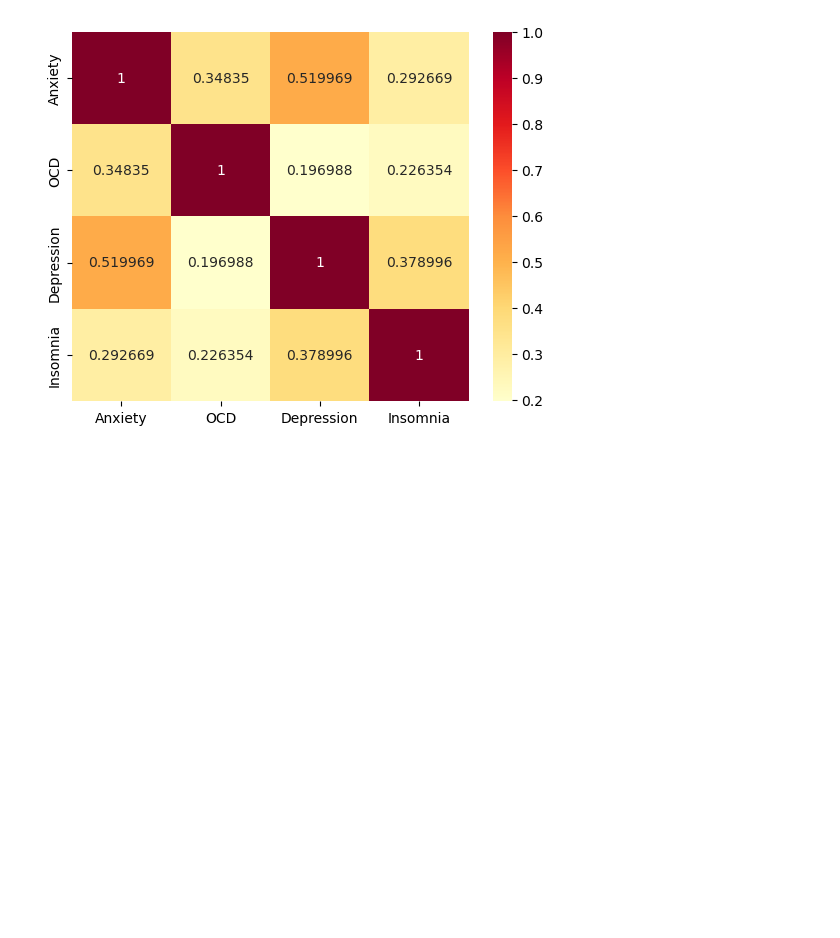
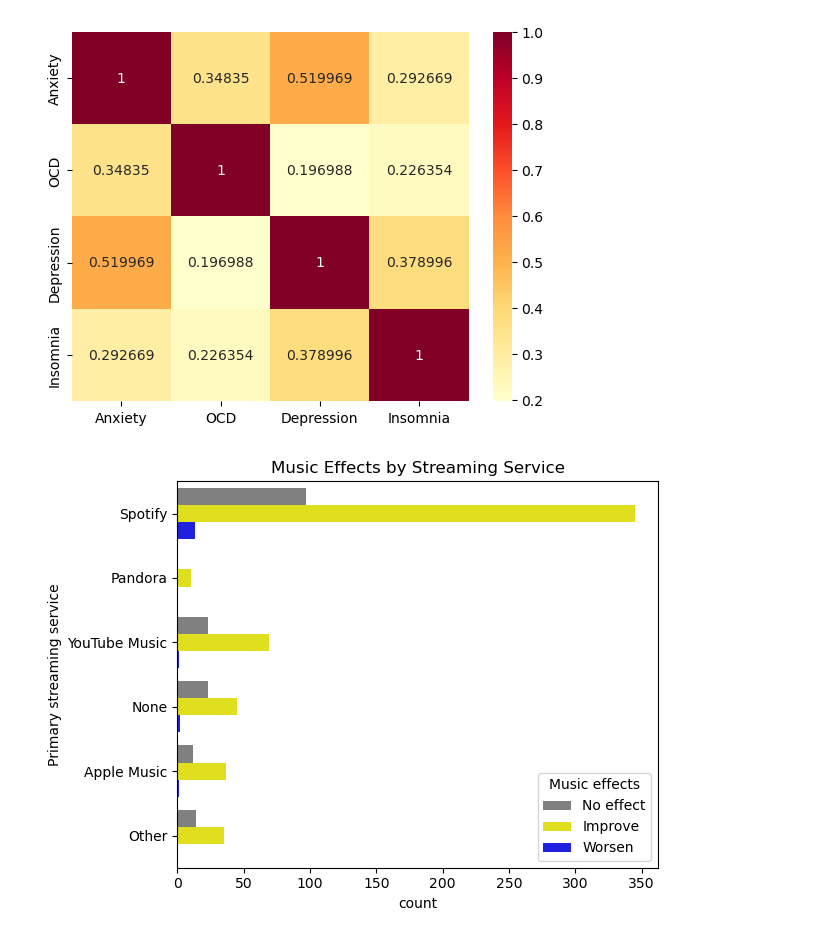
Before and after one commit to gabelsnider/Music-and-Mental-Health-DA, a Jupyter notebook: project/preliminary-notebooks/MxMH1.ipynb, the cells around one changed output. Drawn from its saved outputs; the diff is of its cells as text; code cells hidden in the pictures; blank space fills up the shorter version.

```diff
--- a/project/preliminary-notebooks/MxMH1.ipynb
+++ b/project/preliminary-notebooks/MxMH1.ipynb
@@ -141,3 +145,10 @@ OCD         0.348350  1.000000    0.196988  0.226354
 Depression  0.519969  0.196988    1.000000  0.378996
 Insomnia    0.292669  0.226354    0.378996  1.000000
 [figure]
+# %%
+sns.countplot(data=df, y='Primary streaming service', hue='Music effects', palette=['gray', 'yellow', 'blue'])
+plt.title('Music Effects by Streaming Service')
+plt.tight_layout()
+plt.show()
+# %% [output]
+[figure, added]
```
Also changed, not shown: parts of 7 cells of this notebook.
